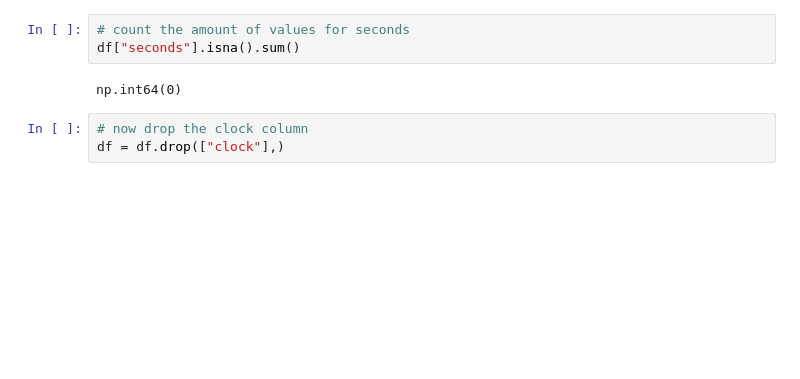
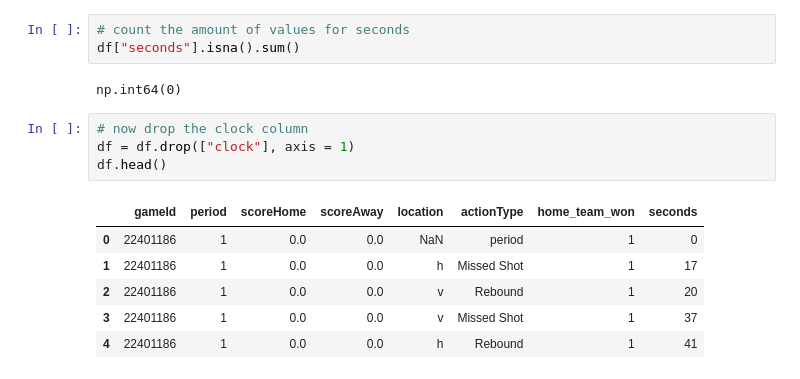
Before and after one commit to htaheri17/Real-Time-Win-Probability-Predictor, a Jupyter notebook: notebooks/win_probability_model.ipynb, the cells around one changed output. Drawn from its saved outputs; the diff is of its cells as text; blank space fills up the shorter version.

```diff
--- a/notebooks/win_probability_model.ipynb
+++ b/notebooks/win_probability_model.ipynb
@@ -241,4 +241,12 @@ df["seconds"].isna().sum()
 np.int64(0)
 # %%
 # now drop the clock column
-df = df.drop(["clock"],)
+df = df.drop(["clock"], axis = 1)
+df.head()
+# %% [output]
+|  | gameId | period | scoreHome | scoreAway | location | actionType | home_team_won | seconds |
+| 0 | 22401186 | 1 | 0.0 | 0.0 | NaN | period | 1 | 0 |
+| 1 | 22401186 | 1 | 0.0 | 0.0 | h | Missed Shot | 1 | 17 |
+| 2 | 22401186 | 1 | 0.0 | 0.0 | v | Rebound | 1 | 20 |
+| 3 | 22401186 | 1 | 0.0 | 0.0 | v | Missed Shot | 1 | 37 |
+| 4 | 22401186 | 1 | 0.0 | 0.0 | h | Rebound | 1 | 41 |
```
Also changed, not shown: parts of 4 cells of this notebook.
